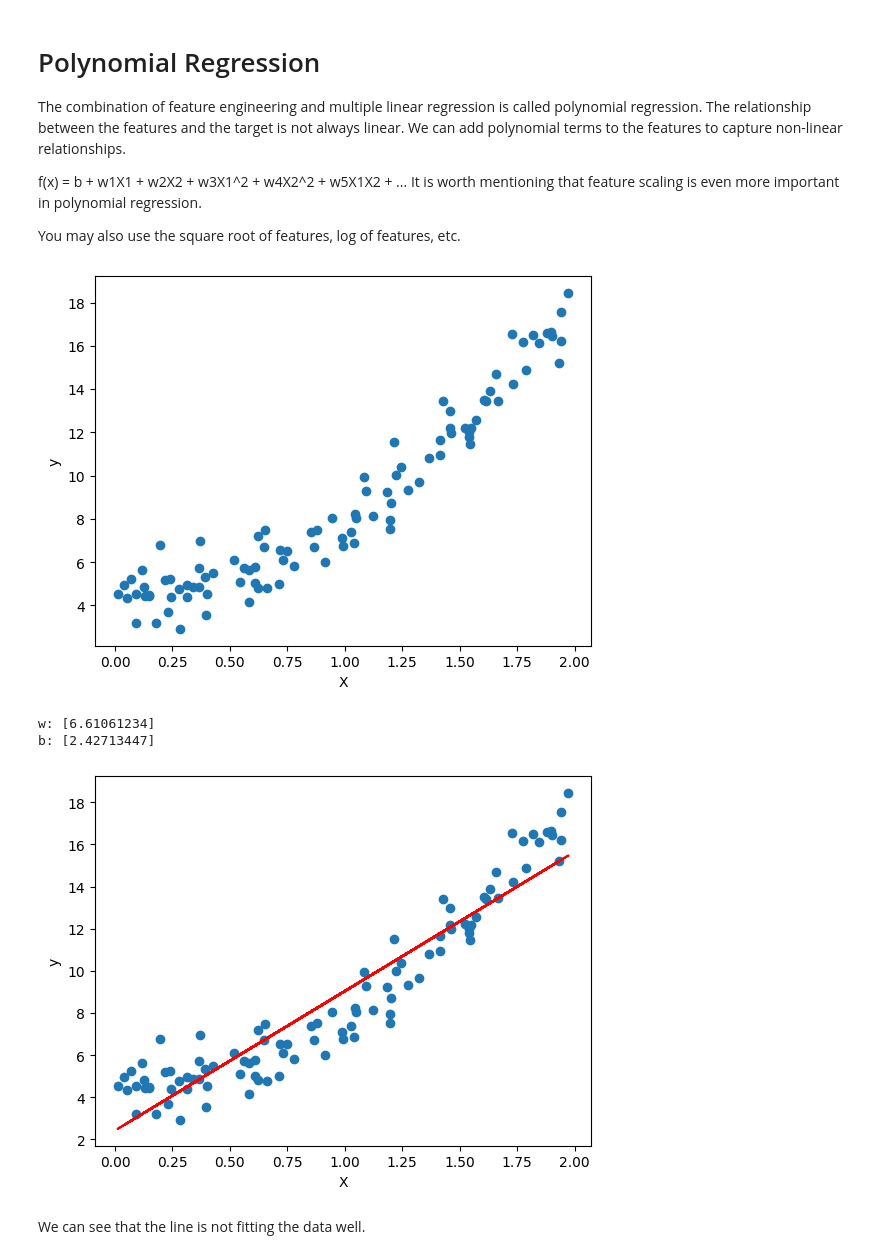
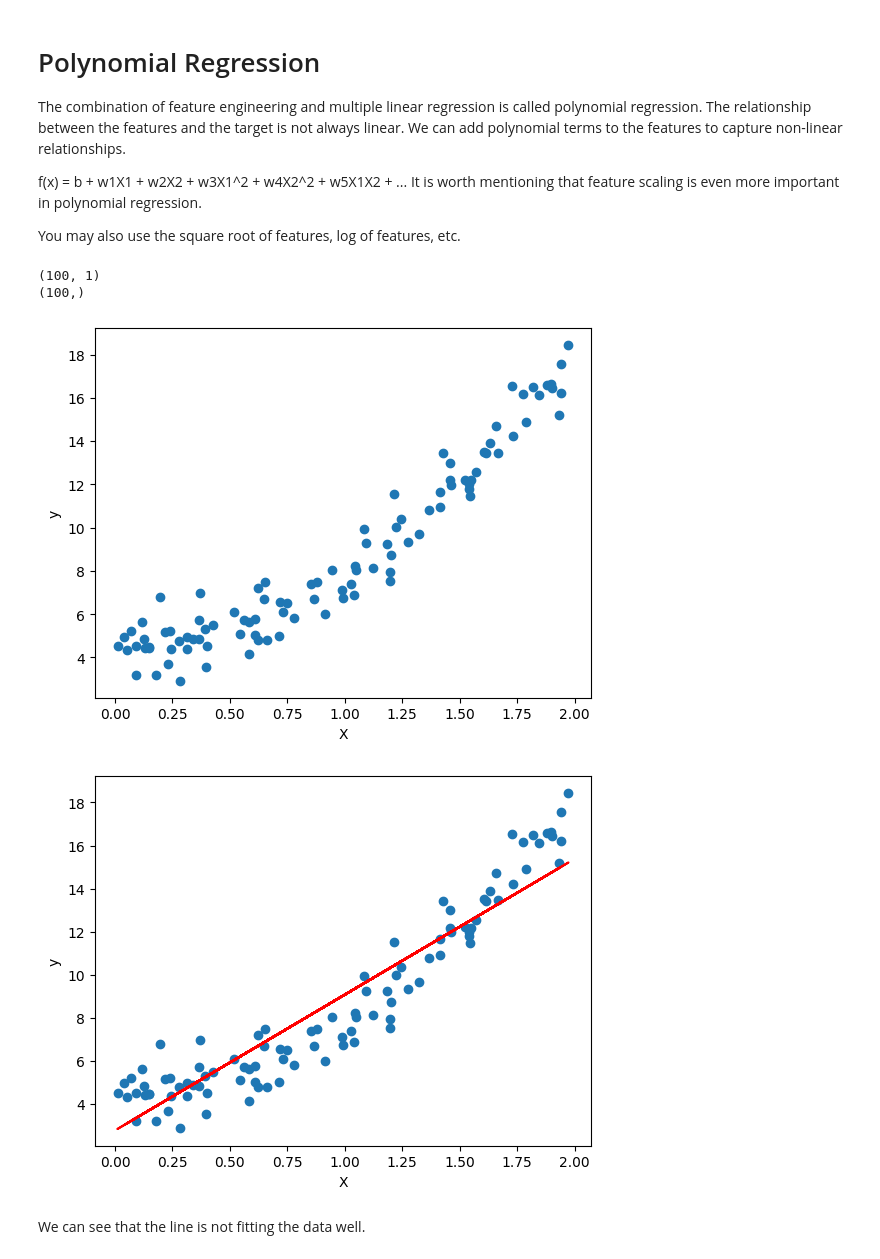
Before and after one commit to MohadesehHakimi/intro-to-machine-learning, a Jupyter notebook: Supervised Machine Learning: Regression and Classification /week2.ipynb, the cells around one changed output. Drawn from its saved outputs; the diff is of its cells as text; code cells hidden in the pictures.

```diff
--- a/Supervised Machine Learning: Regression and Classification /week2.ipynb
+++ b/Supervised Machine Learning: Regression and Classification /week2.ipynb
@@ -69,7 +69,7 @@ def compute_cost(X, y, w, b):
     float: The cost value.
     """
     m = X.shape[0]
-    f_wb = np.dot(X, w) + b
+    f_wb = X @ w + b
     cost = np.sum((f_wb - y) ** 2) / (2 * m)
     return cost
 # %% [markdown]
@@ -93,7 +93,6 @@ and dJ(w, b)/db = 1/m * sum(f(x) - y)
 #         dj_db = dj_db + err
 #     dj_dw = dj_dw / m
 #     dj_db = dj_db / m
-#
 #     return dj_db, dj_dw
 def compute_gradient(X, y, w, b):
     """
@@ -109,9 +108,9 @@ def compute_gradient(X, y, w, b):
     tuple: Gradients with respect to the bias and weights.
     """
     m, n = X.shape
-    f_wb = np.dot(X, w) + b
+    f_wb = X @ w + b
     err = f_wb - y
-    dj_dw = np.dot(X.T, err) / m
+    dj_dw = (X.T @ err) / m
     dj_db = np.sum(err) / m
 
     return dj_db, dj_dw
@@ -471,33 +473,34 @@ import matplotlib.pyplot as plt
 np.random.seed(42)
 X = 2 * np.random.rand(100, 1)
 y = 4 + X + 3 * X**2 + np.random.randn(100, 1)
+y = y.reshape(-1)
+
+print(X.shape)
+print(y.shape)
+
 
 plt.scatter(X, y)
 plt.xlabel('X')
 plt.ylabel('y')
 plt.show()
 # %% [output]
+(100, 1)
+(100,)
 [figure]
 # %%
 # try the gradient descent algorithm
-w = [0]
+w = np.zeros(X.shape[1])
 b = 0
+w, b, J_history = gradient_descent(X, y, w, b, compute_cost, compute_gradient, 0.001, 10000)
 
-w, b, J_history = gradient_descent(X, y, w, b, compute_cost, compute_gradient, 0.1, 1000)
-
-print(f'w: {w}')
-print(f'b: {b}')
-# TODO: do sth about the warning.
 # plot the curve over the data
 plt.scatter(X, y)
 plt.plot(X, w*X + b, color='red')
 plt.xlabel('X')
 plt.ylabel('y')
 plt.show()
 # %% [output]
-w: [6.61061234]
-b: [2.42713447]
-[figure, old version]
+[figure, new version]
 # %% [markdown]
 We can see that the line is not fitting the data well.
 # %%
```
Also changed, not shown: parts of 17 cells of this notebook.
